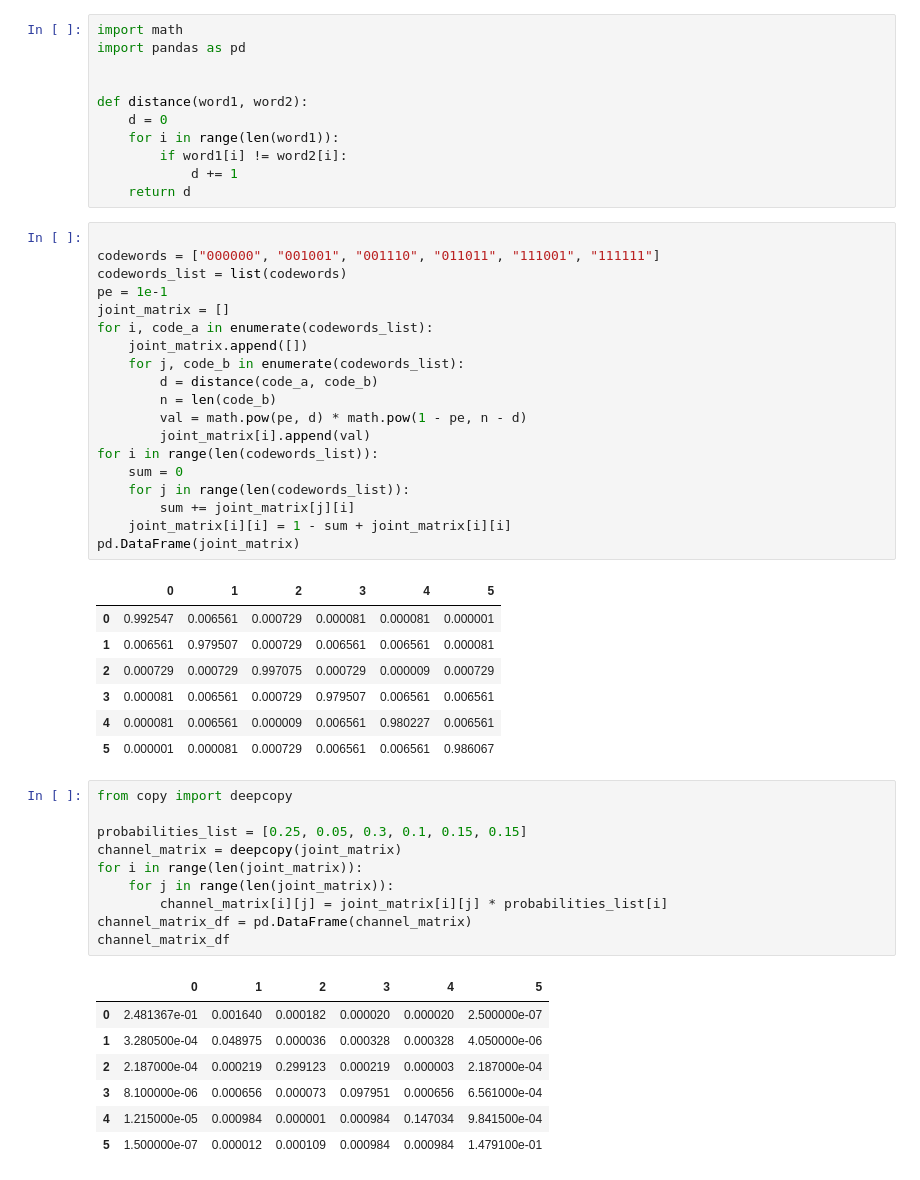
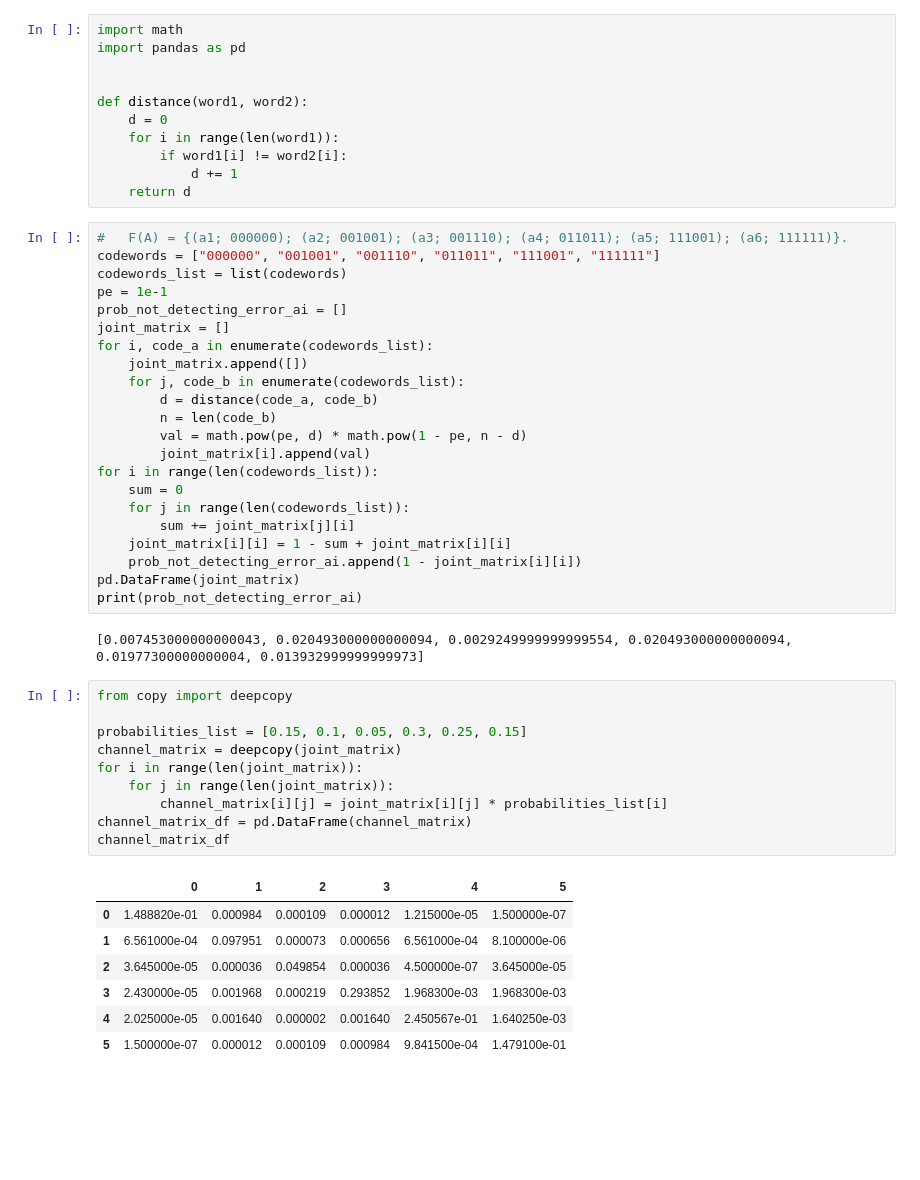
Before and after one commit to o-khytrov/InformationTheory, a Jupyter notebook: practice.ipynb, the cells around one changed output. Cells and saved outputs as stored; diff of their text form; blank space fills up the shorter version.

```diff
--- a/practice.ipynb
+++ b/practice.ipynb
@@ -10,10 +10,11 @@ def distance(word1, word2):
             d += 1
     return d
 # %%
-
+# 	F(А) = {(а1; 000000); (а2; 001001); (а3; 001110); (а4; 011011); (а5; 111001); (а6; 111111)}.
 codewords = ["000000", "001001", "001110", "011011", "111001", "111111"]
 codewords_list = list(codewords)
 pe = 1e-1
+prob_not_detecting_error_ai = []
 joint_matrix = []
 for i, code_a in enumerate(codewords_list):
     joint_matrix.append([])
@@ -27,30 +28,26 @@ for i in range(len(codewords_list)):
     for j in range(len(codewords_list)):
         sum += joint_matrix[j][i]
     joint_matrix[i][i] = 1 - sum + joint_matrix[i][i]
+    prob_not_detecting_error_ai.append(1 - joint_matrix[i][i])
 pd.DataFrame(joint_matrix)
+print(prob_not_detecting_error_ai)
 # %% [output]
-|  | 0 | 1 | 2 | 3 | 4 | 5 |
-| 0 | 0.992547 | 0.006561 | 0.000729 | 0.000081 | 0.000081 | 0.000001 |
-| 1 | 0.006561 | 0.979507 | 0.000729 | 0.006561 | 0.006561 | 0.000081 |
-| 2 | 0.000729 | 0.000729 | 0.997075 | 0.000729 | 0.000009 | 0.000729 |
-| 3 | 0.000081 | 0.006561 | 0.000729 | 0.979507 | 0.006561 | 0.006561 |
-| 4 | 0.000081 | 0.006561 | 0.000009 | 0.006561 | 0.980227 | 0.006561 |
-| 5 | 0.000001 | 0.000081 | 0.000729 | 0.006561 | 0.006561 | 0.986067 |
+[0.007453000000000043, 0.020493000000000094, 0.0029249999999999554, 0.020493000000000094, 0.01977300000000004, 0.013932999999999973]
 # %%
 from copy import deepcopy
 
-probabilities_list = [0.25, 0.05, 0.3, 0.1, 0.15, 0.15]
+probabilities_list = [0.15, 0.1, 0.05, 0.3, 0.25, 0.15]
 channel_matrix = deepcopy(joint_matrix)
 for i in range(len(joint_matrix)):
     for j in range(len(joint_matrix)):
         channel_matrix[i][j] = joint_matrix[i][j] * probabilities_list[i]
 channel_matrix_df = pd.DataFrame(channel_matrix)
 channel_matrix_df
 # %% [output]
 |  | 0 | 1 | 2 | 3 | 4 | 5 |
-| 0 | 2.481367e-01 | 0.001640 | 0.000182 | 0.000020 | 0.000020 | 2.500000e-07 |
-| 1 | 3.280500e-04 | 0.048975 | 0.000036 | 0.000328 | 0.000328 | 4.050000e-06 |
-| 2 | 2.187000e-04 | 0.000219 | 0.299123 | 0.000219 | 0.000003 | 2.187000e-04 |
-| 3 | 8.100000e-06 | 0.000656 | 0.000073 | 0.097951 | 0.000656 | 6.561000e-04 |
-| 4 | 1.215000e-05 | 0.000984 | 0.000001 | 0.000984 | 0.147034 | 9.841500e-04 |
-| 5 | 1.500000e-07 | 0.000012 | 0.000109 | 0.000984 | 0.000984 | 1.479100e-01 |
+| 0 | 1.488820e-01 | 0.000984 | 0.000109 | 0.000012 | 1.215000e-05 | 1.500000e-07 |
+| 1 | 6.561000e-04 | 0.097951 | 0.000073 | 0.000656 | 6.561000e-04 | 8.100000e-06 |
+| 2 | 3.645000e-05 | 0.000036 | 0.049854 | 0.000036 | 4.500000e-07 | 3.645000e-05 |
+| 3 | 2.430000e-05 | 0.001968 | 0.000219 | 0.293852 | 1.968300e-03 | 1.968300e-03 |
+| 4 | 2.025000e-05 | 0.001640 | 0.000002 | 0.001640 | 2.450567e-01 | 1.640250e-03 |
+| 5 | 1.500000e-07 | 0.000012 | 0.000109 | 0.000984 | 9.841500e-04 | 1.479100e-01 |
```
Also changed, not shown: parts of 2 cells of this notebook, 6 other files.
